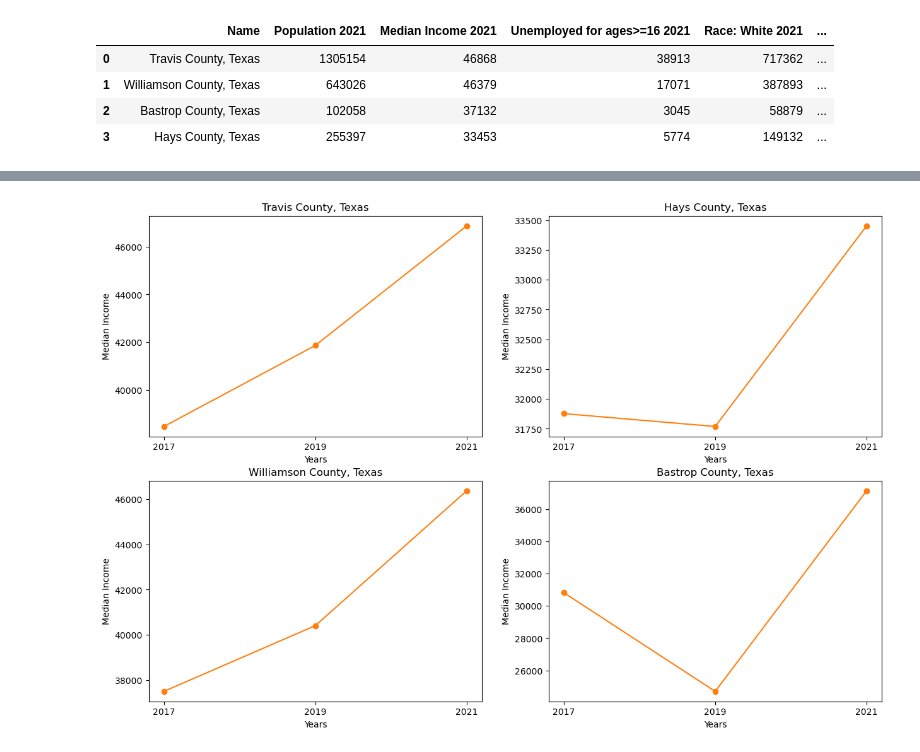
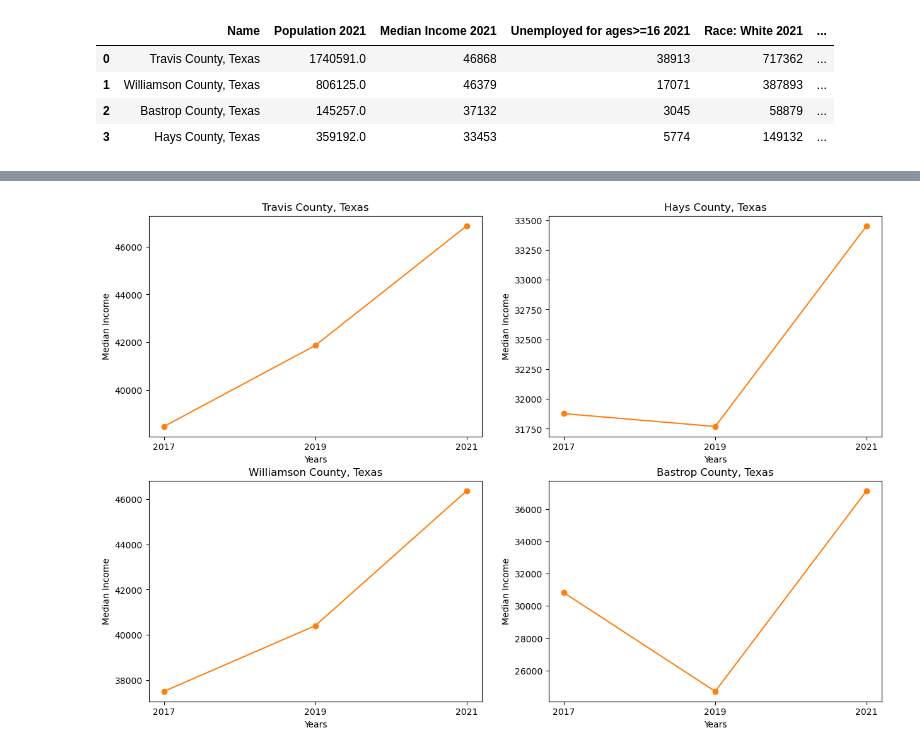
Before and after one commit to alejandro-davila/Project1_Team6_Austin_Analysis, a Jupyter notebook: P1_ipynb_files/Census_Cleaned_SL.ipynb, the cells around one changed output, grey strips where cells are left out. Saved outputs shown, nothing was run; the diff lists cells and outputs as text; code cells hidden in the pictures.

```diff
--- a/P1_ipynb_files/Census_Cleaned_SL.ipynb
+++ b/P1_ipynb_files/Census_Cleaned_SL.ipynb
@@ -9,9 +9,9 @@ from census import Census
 
 def json_to_dataframe(response):
     return pd.DataFrame(response.json()[1:],columns=response.json()[0])
-url_2017 = "https://api.census.gov/data/2017/acs/acs1?get=NAME,B01003_001E,B06011_001E,B23025_005E,B02001_002E,B02001_003E,B03001_001E,B02001_004E,B02001_005E,B02001_006E,B02001_007E,B02001_008E&for=county:453,491,021,209&in=state:48"
-url_2019 = "https://api.census.gov/data/2019/acs/acs1?get=NAME,B01003_001E,B06011_001E,B23025_005E,B02001_002E,B02001_003E,B03001_001E,B02001_004E,B02001_005E,B02001_006E,B02001_007E,B02001_008E&for=county:453,491,021,209&in=state:48"
-url_2021 = "https://api.census.gov/data/2021/acs/acs1?get=NAME,B01003_001E,B06011_001E,B23025_005E,B02001_002E,B02001_003E,B03001_001E,B02001_004E,B02001_005E,B02001_006E,B02001_007E,B02001_008E&for=county:453,491,021,209&in=state:48"
+url_2017 = "https://api.census.gov/data/2017/acs/acs1?get=NAME,B01003_001E,B06011_001E,B23025_005E,B02001_002E,B02001_003E,B01001I_001E,B02001_004E,B02001_005E,B02001_006E,B02001_007E,B02001_008E&for=county:453,491,021,209&in=state:48"
+url_2019 = "https://api.census.gov/data/2019/acs/acs1?get=NAME,B01003_001E,B06011_001E,B23025_005E,B02001_002E,B02001_003E,B01001I_001E,B02001_004E,B02001_005E,B02001_006E,B02001_007E,B02001_008E&for=county:453,491,021,209&in=state:48"
+url_2021 = "https://api.census.gov/data/2021/acs/acs1?get=NAME,B01003_001E,B06011_001E,B23025_005E,B02001_002E,B02001_003E,B01001I_001E,B02001_004E,B02001_005E,B02001_006E,B02001_007E,B02001_008E&for=county:453,491,021,209&in=state:48"
 
 response=requests.request("GET",url_2017)
 response1=requests.request("GET",url_2019)
@@ -35,7 +35,7 @@ census_2017_df = census_2017_df.rename(
       "B23025_005E": "Unemployed for ages>=16 2017",
       "B02001_002E": "Race: White 2017",
       "B02001_003E": "Race: Black or African American 2017",
-      "B03001_001E": "Race: Hispanic/Latino 2017",
+      "B01001I_001E": "Race: Hispanic/Latino 2017",
       "B02001_004E": "Race: Native American 2017",
       "B02001_005E": "Race: Asian 2017",
       "B02001_006E": "Race: Pacific Islander 2017",
@@ -51,40 +51,45 @@ census_2019_df = census_2019_df.rename(
       "B23025_005E": "Unemployed for ages>=16 2019",
       "B02001_002E": "Race: White 2019",
       "B02001_003E": "Race: Black or African American 2019",
-      "B03001_001E": "Race: Hispanic/Latino 2019",
+      "B01001I_001E": "Race: Hispanic/Latino 2019",
       "B02001_004E": "Race: Native American 2019",
       "B02001_005E": "Race: Asian 2019",
       "B02001_006E": "Race: Pacific Islander 2019",
       "B02001_007E": "Race: Other 2019",
       "B02001_008E": "Race: Two or more races 2019",
       "NAME": "Name"
     }
    )
 census_2021_df = census_2021_df.rename(
     columns={
       "B01003_001E": "Population 2021",
       "B06011_001E": "Median Income 2021",
       "B23025_005E": "Unemployed for ages>=16 2021",
       "B02001_002E": "Race: White 2021",
       "B02001_003E": "Race: Black or African American 2021",
-      "B03001_001E": "Race: Hispanic/Latino 2021",
+      "B01001I_001E": "Race: Hispanic/Latino 2021",
       "B02001_004E": "Race: Native American 2021",
       "B02001_005E": "Race: Asian 2021",
       "B02001_006E": "Race: Pacific Islander 2021",
       "B02001_007E": "Race: Other 2021",
       "B02001_008E": "Race: Two or more races 2021",
       "NAME": "Name"
     }
    )
 
+#Adjust population total since it does not inclue Hispanic/Latino
+census_2017_df['Total Population 2017'] = census_2017_df['Population 2017'].astype(float) + census_2017_df['Race: Hispanic/Latino 2017'].astype(float)
+census_2019_df['Population 2019'] = census_2019_df['Population 2019'].astype(float) + census_2019_df['Race: Hispanic/Latino 2019'].astype(float)
+census_2021_df['Population 2021'] = census_2021_df['Population 2021'].astype(float) + census_2021_df['Race: Hispanic/Latino 2021'].astype(float)
+
 
 census_2021_df.head()
 # %% [output]
 |  | Name | Population 2021 | Median Income 2021 | Unemployed for ages>=16 2021 | Race: White 2021 | ... |
-| 0 | Travis County, Texas | 1305154 | 46868 | 38913 | 717362 | ... |
-| 1 | Williamson County, Texas | 643026 | 46379 | 17071 | 387893 | ... |
-| 2 | Bastrop County, Texas | 102058 | 37132 | 3045 | 58879 | ... |
-| 3 | Hays County, Texas | 255397 | 33453 | 5774 | 149132 | ... |
+| 0 | Travis County, Texas | 1740591.0 | 46868 | 38913 | 717362 | ... |
+| 1 | Williamson County, Texas | 806125.0 | 46379 | 17071 | 387893 | ... |
+| 2 | Bastrop County, Texas | 145257.0 | 37132 | 3045 | 58879 | ... |
+| 3 | Hays County, Texas | 359192.0 | 33453 | 5774 | 149132 | ... |
 # %%
 # Merge DataFrames
 census_combined_df = pd.merge(census_2017_df, census_2019_df, how="inner", on=['Name'])
```
Also changed, not shown: parts of 14 cells of this notebook.
